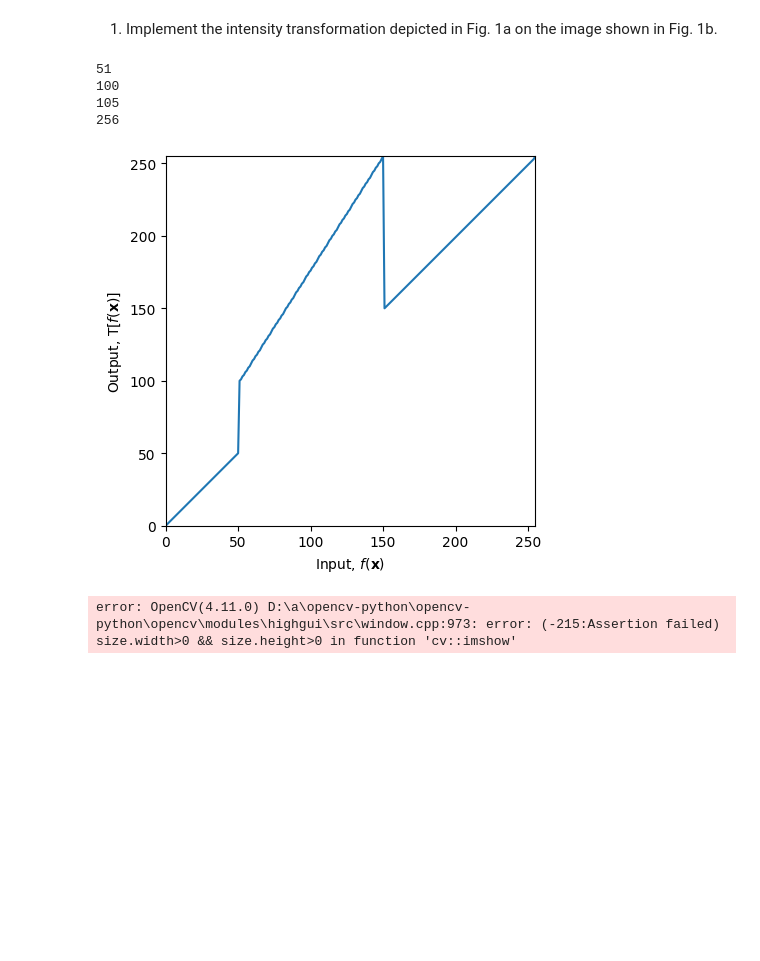
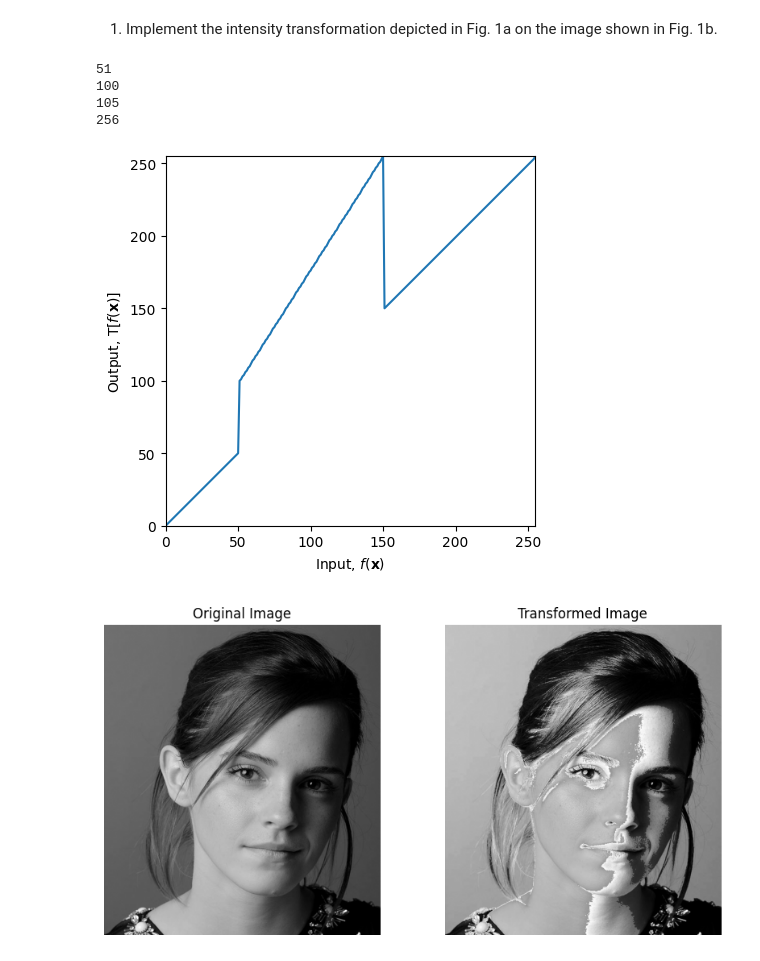
Before and after one commit to pasindudarshana/EN3160-Assignment-1-on-Intensity-Transformations-and-Neighborhood-Filtering, a Jupyter notebook: Assignment 01/assignment_01.ipynb, the cells around one changed output. Cells and saved outputs as stored; diff of their text form; code cells hidden in the pictures; blank space fills up the shorter version.

```diff
--- a/Assignment 01/assignment_01.ipynb
+++ b/Assignment 01/assignment_01.ipynb
@@ -11,38 +11,42 @@ c1 = np.array([(50, 50), (50, 100), (150, 255), (150, 150)])
 
 # linspace ( starting point, ending point, number of points)
 t1 = np.linspace(0, 50, num=51 ).astype('uint8')
 print(len(t1))
 t2 = np.linspace(100, 255, num=100).astype('uint8')
 print(len(t2))
 t3 = np.linspace(150, 255, num= 105).astype('uint8')
 print(len(t3))
 
 transform = np.concatenate((t1, t2), axis=0).astype('uint8')
 transform = np.concatenate((transform, t3), axis=0).astype('uint8')
 print(len(transform))
 
 fig, ax = plt.subplots()
 ax.plot(transform)
 ax.set_xlabel(r'Input, $f(\mathbf{x})$')
 ax.set_ylabel('Output, $\mathrm{T}[f(\mathbf{x})]$')
 ax.set_xlim(0,255)
 ax.set_ylim(0,255)
 ax.set_aspect('equal')
 plt.show()
 
 
-img_orig = cv.imread('images/emma.jpg', cv.IMREAD_GRAYSCALE)
-cv.namedWindow("Image", cv.WINDOW_AUTOSIZE)
-cv.imshow("Image", img_orig)
-cv.waitKey(0)
+img_orig = cv.imread('a1images/emma.jpg', cv.IMREAD_GRAYSCALE)
 image_transformed = cv.LUT(img_orig, transform)
-cv.imshow("Image", image_transformed)
-cv.waitKey(0)
-cv.destroyAllWindows()
+
+fig, axes = plt.subplots(1, 2, figsize=(10, 5))
+
+axes[0].imshow(img_orig, cmap='gray', vmin=0, vmax=255)
+axes[0].set_title("Original Image")
+axes[0].axis('off')
+axes[1].imshow(image_transformed, cmap='gray', vmin=0, vmax=255)
+axes[1].set_title("Transformed Image")
+axes[1].axis('off')
+plt.show()
 # %% [output]
 51
 100
 105
 256
 [figure]
-error: OpenCV(4.11.0) D:\a\opencv-python\opencv-python\opencv\modules\highgui\src\window.cpp:973: error: (-215:Assertion failed) size.width>0 && size.height>0 in function 'cv::imshow'
+[figure, added]
```
Also changed, not shown: parts of 6 cells of this notebook.
